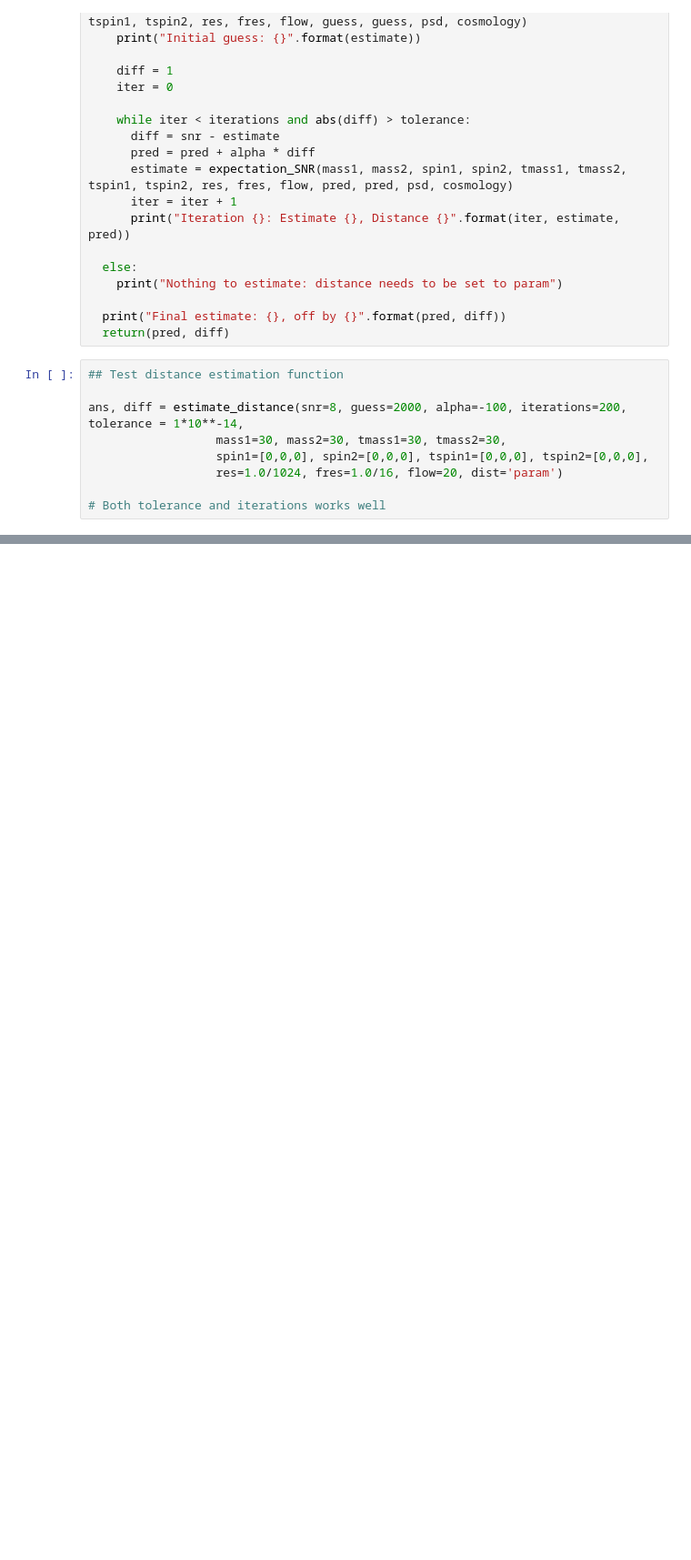
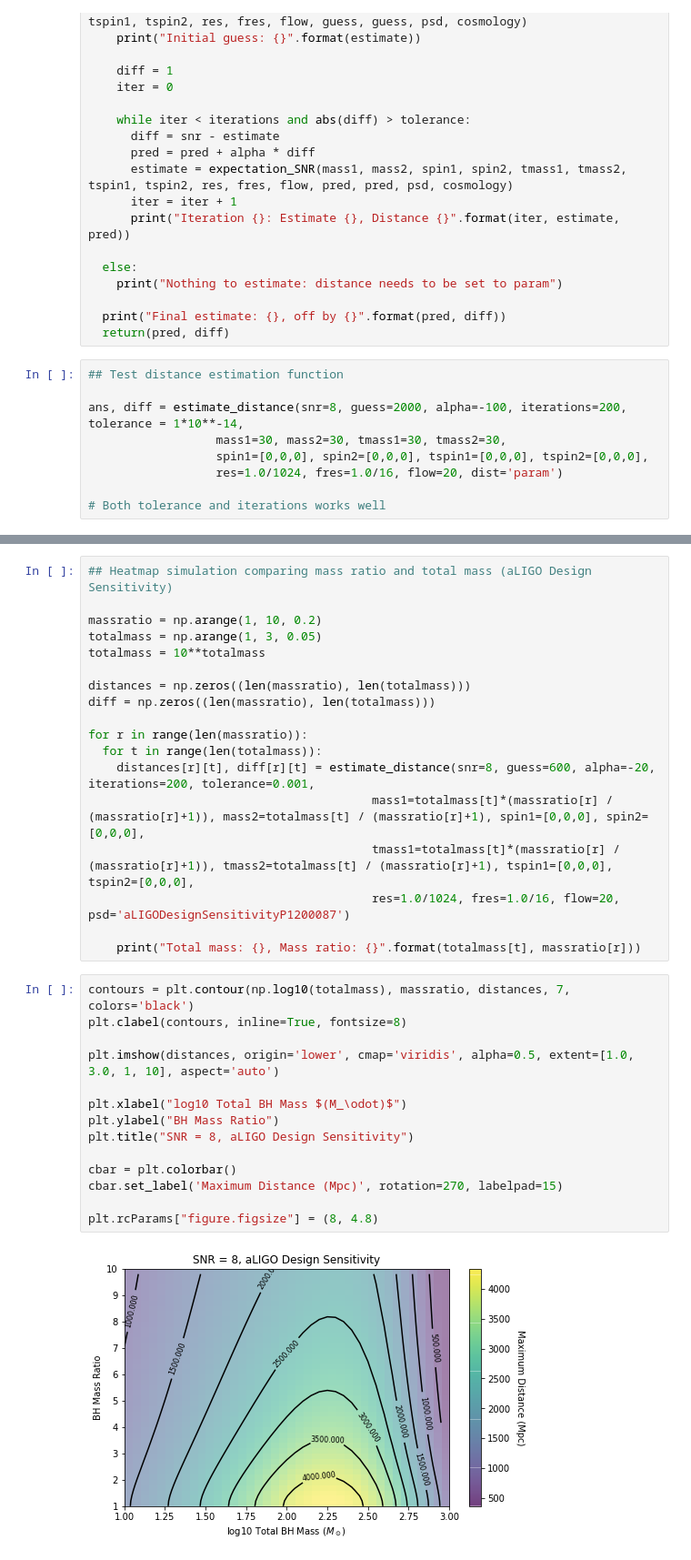
Before and after one commit to rliu7926/weinstein-ligo-research, a Jupyter notebook: 4.2 Distance Estimation Simulations.ipynb, the cells around one changed output, grey strips where cells are left out. Shown at 91% size. Drawn from its saved outputs; the diff is of its cells as text; blank space fills up the shorter version.

```diff
--- a/4.2 Distance Estimation Simulations.ipynb
+++ b/4.2 Distance Estimation Simulations.ipynb
@@ -294 +317,35 @@ axs[1,1].legend(loc="lower center", bbox_to_anchor=(0.5, -1.5), borderaxespad=0.
+# %%
+## Heatmap simulation comparing mass ratio and total mass (aLIGO Design Sensitivity)
+
+massratio = np.arange(1, 10, 0.2)
+totalmass = np.arange(1, 3, 0.05)
+totalmass = 10**totalmass
+
+distances = np.zeros((len(massratio), len(totalmass)))
+diff = np.zeros((len(massratio), len(totalmass)))
+
+for r in range(len(massratio)):
+  for t in range(len(totalmass)):
+    distances[r][t], diff[r][t] = estimate_distance(snr=8, guess=600, alpha=-20, iterations=200, tolerance=0.001,
+                                        mass1=totalmass[t]*(massratio[r] / (massratio[r]+1)), mass2=totalmass[t] / (massratio[r]+1), spin1=[0,0,0], spin2=[0,0,0],
+                                        tmass1=totalmass[t]*(massratio[r] / (massratio[r]+1)), tmass2=totalmass[t] / (massratio[r]+1), tspin1=[0,0,0], tspin2=[0,0,0],
+                                        res=1.0/1024, fres=1.0/16, flow=20, psd='aLIGODesignSensitivityP1200087')
+
+    print("Total mass: {}, Mass ratio: {}".format(totalmass[t], massratio[r]))
+# %%
+contours = plt.contour(np.log10(totalmass), massratio, distances, 7, colors='black')
+plt.clabel(contours, inline=True, fontsize=8)
+
+plt.imshow(distances, origin='lower', cmap='viridis', alpha=0.5, extent=[1.0, 3.0, 1, 10], aspect='auto')
+
+plt.xlabel("log10 Total BH Mass $(M_\odot)$")
+plt.ylabel("BH Mass Ratio")
+plt.title("SNR = 8, aLIGO Design Sensitivity")
+
+cbar = plt.colorbar()
+cbar.set_label('Maximum Distance (Mpc)', rotation=270, labelpad=15)
+
+plt.rcParams["figure.figsize"] = (8, 4.8)
+# %% [output]
+[figure, added]
 # %%
```
Also changed, not shown: parts of 13 cells of this notebook.
